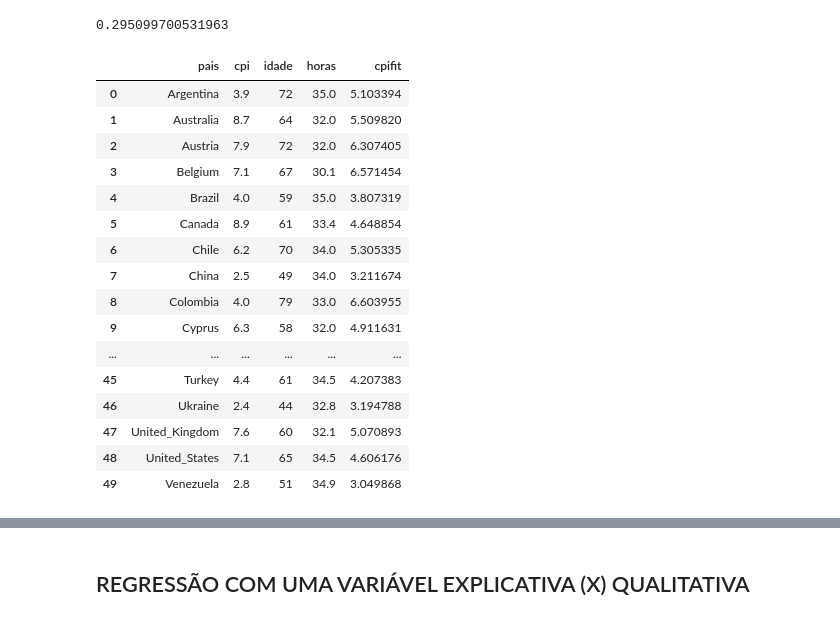
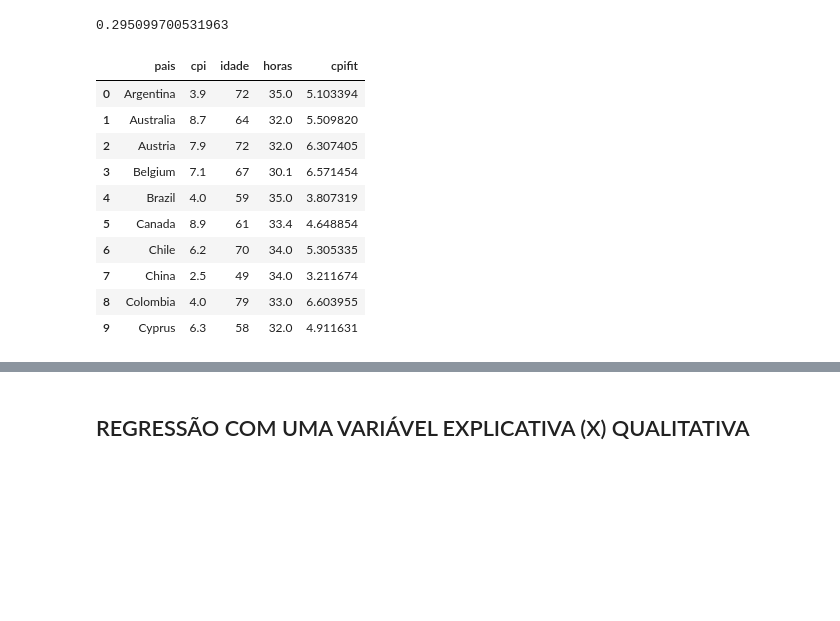
Before and after one commit to filipecarbonera/MBA_USP_Data_Science_Analytics, a Jupyter notebook: Análise de Regressão Simples e Múltipla/script_regressao_simples_e_multipla.ipynb, the cells around one changed output, grey strips where cells are left out. Cells and saved outputs as stored; diff of their text form; code cells hidden in the pictures; blank space fills up the shorter version.

```diff
--- a/Análise de Regressão Simples e Múltipla/script_regressao_simples_e_multipla.ipynb
+++ b/Análise de Regressão Simples e Múltipla/script_regressao_simples_e_multipla.ipynb
@@ -776,25 +780,19 @@ r2_ajust # modo direto: modelo_paises.rsquared_adj
 # %%
 # Salvando os fitted values na base de dados.
 df_paises['cpifit'] = modelo_paises.fittedvalues
-df_paises
+df_paises.head(10)
 # %% [output]
 |  | pais | cpi | idade | horas | cpifit |
 | 0 | Argentina | 3.9 | 72 | 35.0 | 5.103394 |
 | 1 | Australia | 8.7 | 64 | 32.0 | 5.509820 |
 | 2 | Austria | 7.9 | 72 | 32.0 | 6.307405 |
 | 3 | Belgium | 7.1 | 67 | 30.1 | 6.571454 |
 | 4 | Brazil | 4.0 | 59 | 35.0 | 3.807319 |
 | 5 | Canada | 8.9 | 61 | 33.4 | 4.648854 |
 | 6 | Chile | 6.2 | 70 | 34.0 | 5.305335 |
 | 7 | China | 2.5 | 49 | 34.0 | 3.211674 |
 | 8 | Colombia | 4.0 | 79 | 33.0 | 6.603955 |
 | 9 | Cyprus | 6.3 | 58 | 32.0 | 4.911631 |
-| ... | ... | ... | ... | ... | ... |
-| 45 | Turkey | 4.4 | 61 | 34.5 | 4.207383 |
-| 46 | Ukraine | 2.4 | 44 | 32.8 | 3.194788 |
-| 47 | United_Kingdom | 7.6 | 60 | 32.1 | 5.070893 |
-| 48 | United_States | 7.1 | 65 | 34.5 | 4.606176 |
-| 49 | Venezuela | 2.8 | 51 | 34.9 | 3.049868 |
 # %%
 # Gráfico 3D com scatter e fitted values (superfície espacial) resultantes do 'modelo_paises'.
 
```
Also changed, not shown: parts of 48 cells of this notebook.
